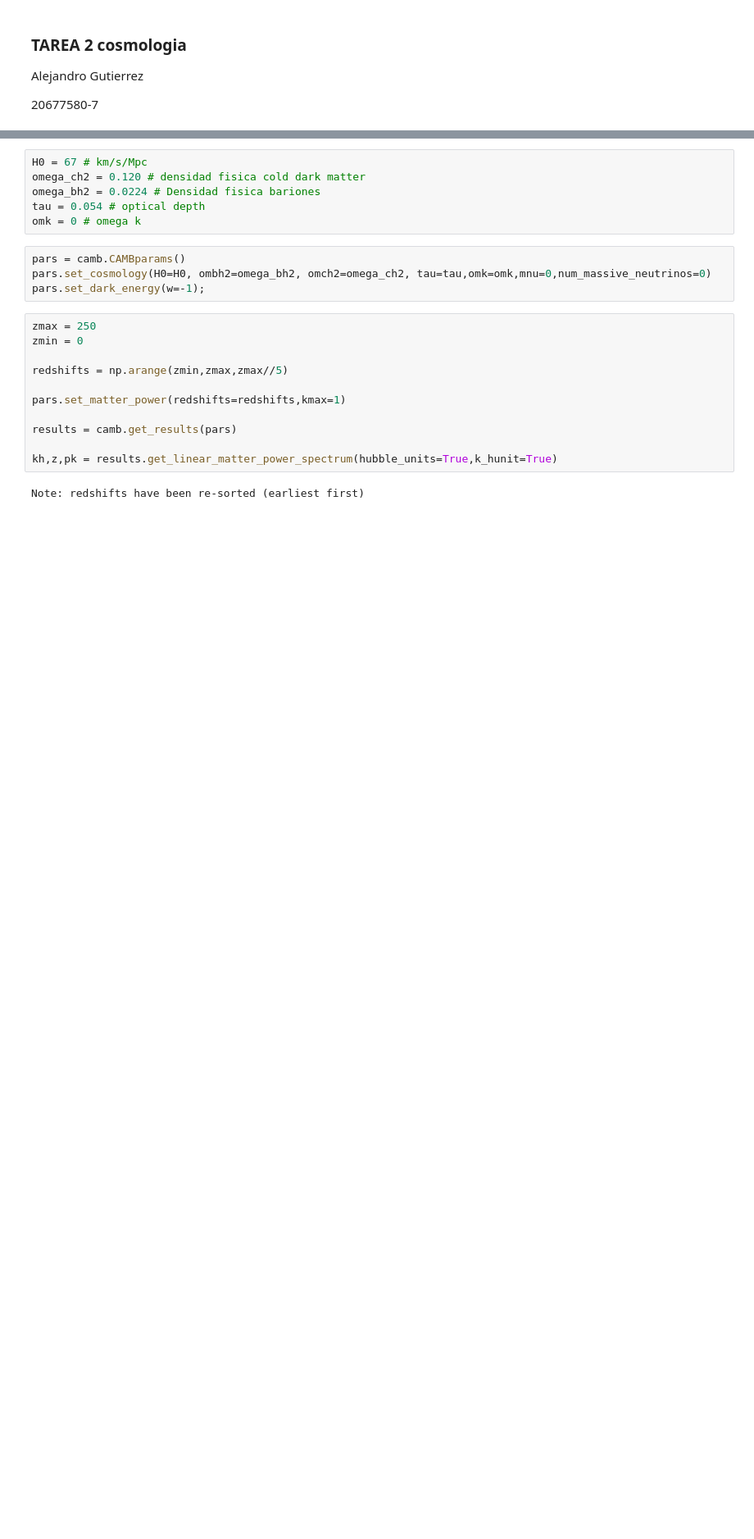
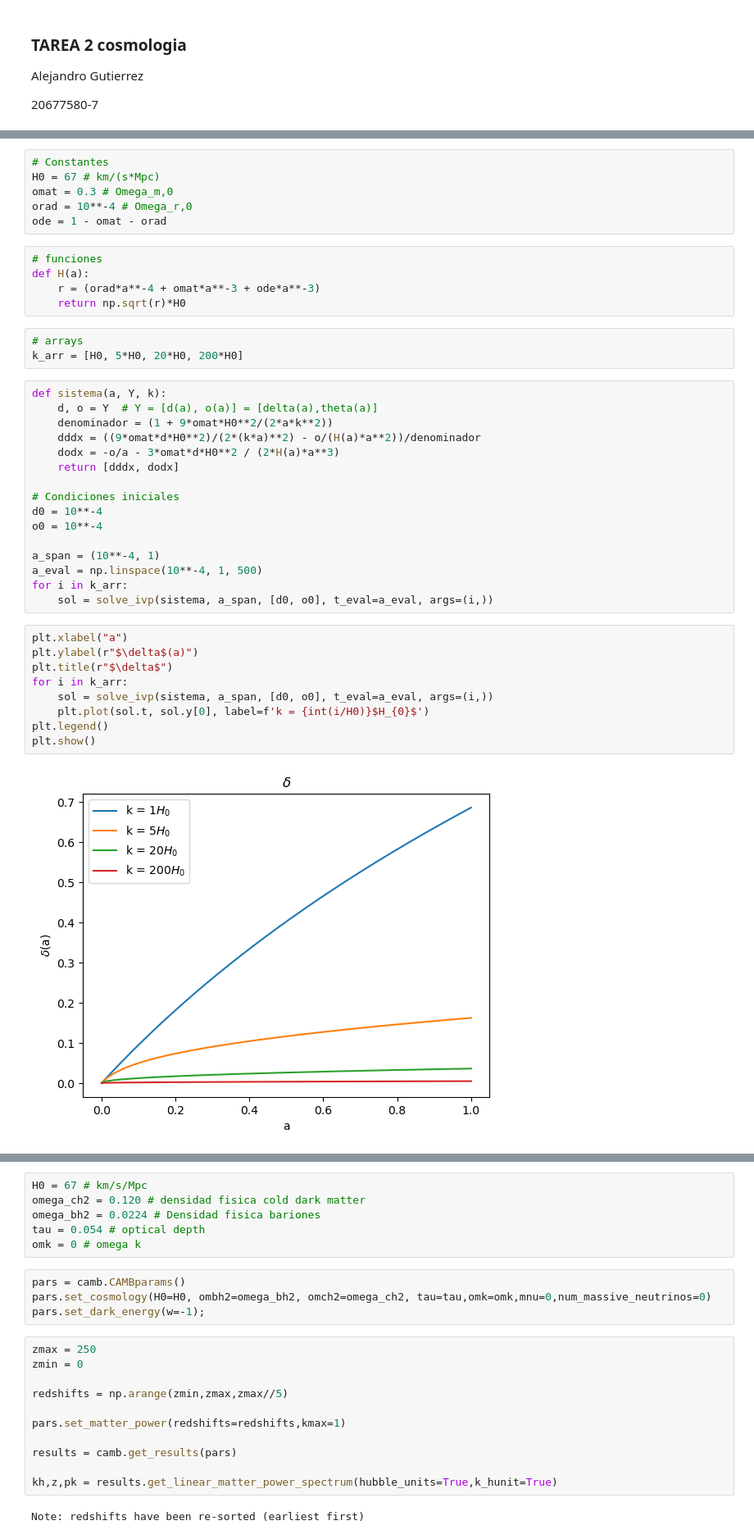
Before and after one commit to alejandro542/Cosmo-tareas, a Jupyter notebook: TAREA 2/Codigo.ipynb, the cells around one changed output, grey strips where cells are left out. Shown: that part at 82% size. Saved outputs shown, nothing was run; the diff lists cells and outputs as text; blank space fills up the shorter version.

```diff
--- a/TAREA 2/Codigo.ipynb
+++ b/TAREA 2/Codigo.ipynb
@@ -10,0 +13,41 @@ import camb
+# %%
+# Constantes
+H0 = 67 # km/(s*Mpc)
+omat = 0.3 # Omega_m,0
+orad = 10**-4 # Omega_r,0
+ode = 1 - omat - orad
+# %%
+# funciones
+def H(a):
+    r = (orad*a**-4 + omat*a**-3 + ode*a**-3)
+    return np.sqrt(r)*H0
+# %%
+# arrays
+k_arr = [H0, 5*H0, 20*H0, 200*H0]
+# %%
+def sistema(a, Y, k):
+    d, o = Y  # Y = [d(a), o(a)] = [delta(a),theta(a)]
+    denominador = (1 + 9*omat*H0**2/(2*a*k**2))
+    dddx = ((9*omat*d*H0**2)/(2*(k*a)**2) - o/(H(a)*a**2))/denominador
+    dodx = -o/a - 3*omat*d*H0**2 / (2*H(a)*a**3)
+    return [dddx, dodx]
+
+# Condiciones iniciales
+d0 = 10**-4
+o0 = 10**-4
+
+a_span = (10**-4, 1)
+a_eval = np.linspace(10**-4, 1, 500)
+for i in k_arr:
+    sol = solve_ivp(sistema, a_span, [d0, o0], t_eval=a_eval, args=(i,))
+# %%
+plt.xlabel("a")
+plt.ylabel(r"$\delta$(a)")
+plt.title(r"$\delta$")
+for i in k_arr:
+    sol = solve_ivp(sistema, a_span, [d0, o0], t_eval=a_eval, args=(i,))
+    plt.plot(sol.t, sol.y[0], label=f'k = {int(i/H0)}$H_{0}$')
+plt.legend()
+plt.show()
+# %% [output]
+[figure, added]
```
Also changed, not shown: parts of 4 cells of this notebook.
